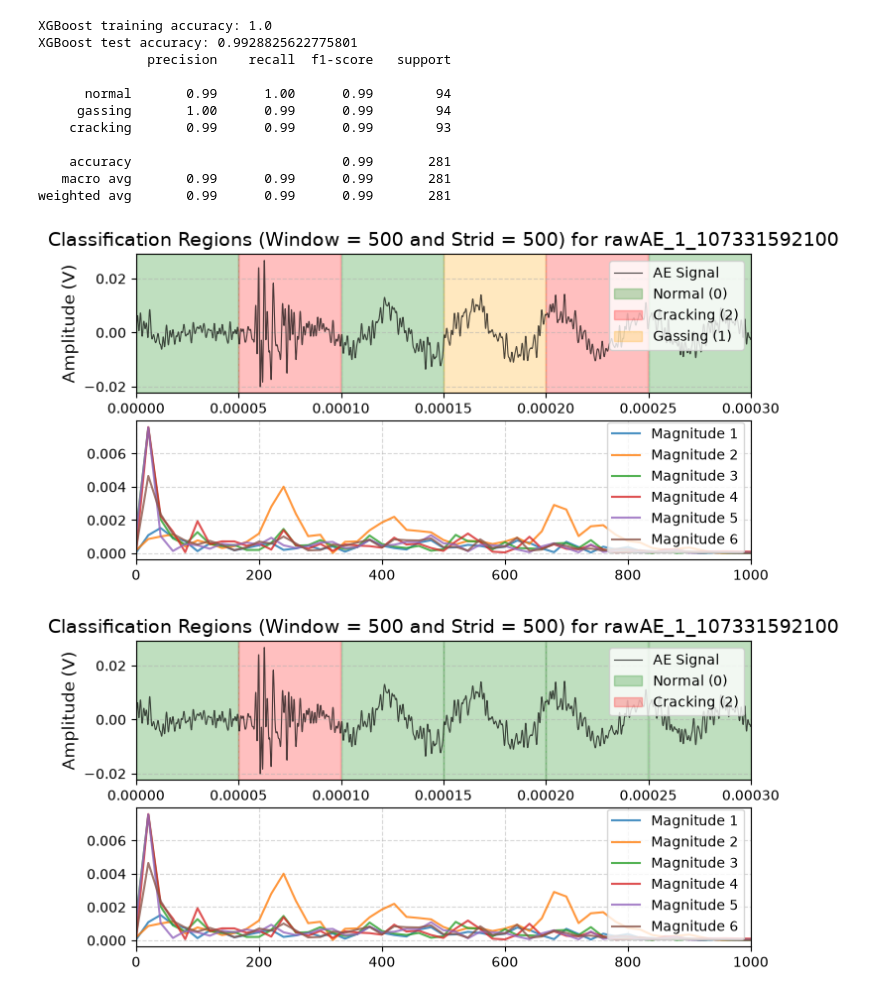
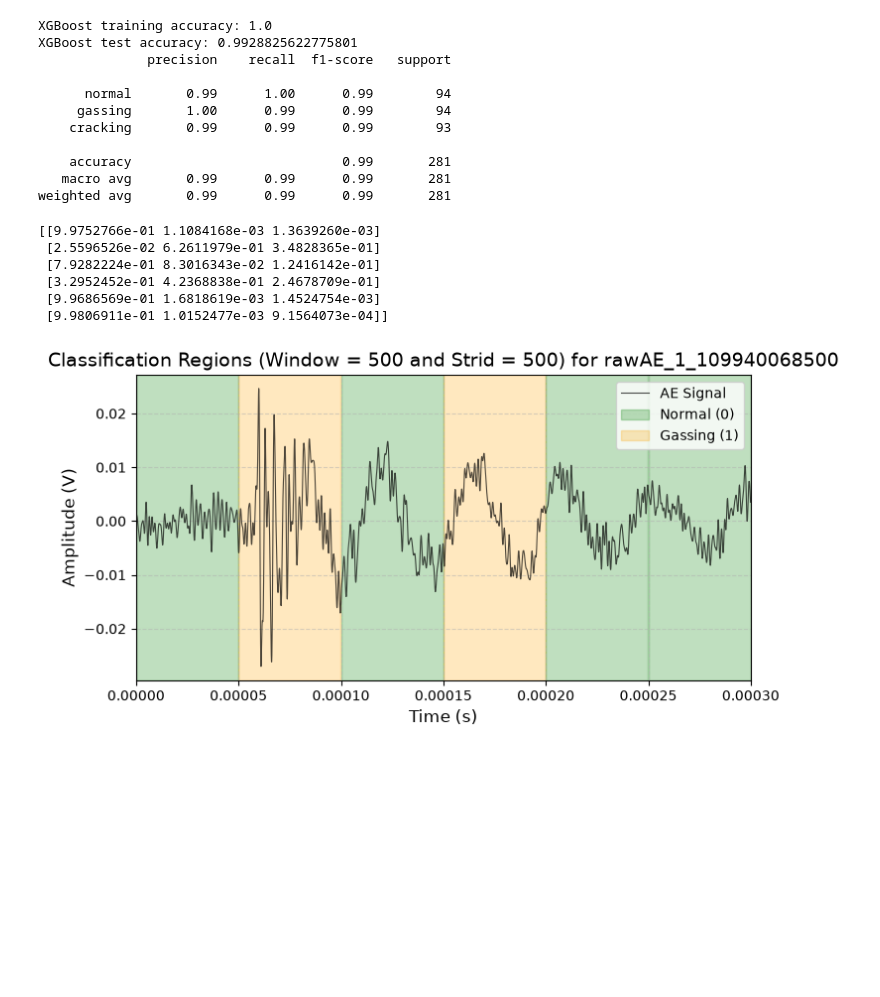
Before and after one commit to ywkim09/Battery_Diagnosis_Using_AE, a Jupyter notebook: data_analysis_fourier.ipynb, the cells around one changed output. Saved outputs shown, nothing was run; the diff lists cells and outputs as text; code cells hidden in the pictures; blank space fills up the shorter version.

```diff
--- a/data_analysis_fourier.ipynb
+++ b/data_analysis_fourier.ipynb
@@ -366,0 +366,23 @@ np.float64(60.00000000000066)
+# %%
+magnitude_input_dict = {}
+
+if method == 'fft':
+    for k in magnitude_dict:
+        magnitude_input_dict[k] = magnitude_dict[k]
+else:
+    p90_array = []
+    for k in magnitude_dict:
+        if k != 'mixed':
+            image_arr = magnitude_dict[k][:, 0].mean(axis=0)
+            p90 = np.percentile(image_arr, 90)
+            p90_array.append(image_arr > p90)
+
+    for k in magnitude_dict:
+        if k != 'mixed' and k != 'normal':
+            image_arr = magnitude_dict[k][:, 1].mean(axis=0)
+            p90 = np.percentile(image_arr, 90)
+            p90_array.append(image_arr > p90)
+
+    p90_point = np.array(p90_array).any(axis=0)
+    for k in magnitude_dict:
+        magnitude_input_dict[k] = magnitude_dict[k][:, :, p90_point]
@@ -368,8 +426,8 @@ np.float64(60.00000000000066)
 confirmed_classes = [key for key in signal_data if key.split('_')[0] != 'mixed' and key.split('_')[-1] != 'decay']
 # confirmed_classes = [key for key in signal_data if key.split('_')[0] != 'mixed' ] #여기변경
 print(confirmed_classes)
-X = np.vstack([magnitude_dict[key] for key in confirmed_classes])
-y = np.array([i for i, key in enumerate(confirmed_classes) for _ in range(len(magnitude_dict[key]))])
+X = np.vstack([magnitude_input_dict[key][:,0,:] for key in confirmed_classes])
+y = np.array([i for i, key in enumerate(confirmed_classes) for _ in range(len(magnitude_input_dict[key]))])
 # %% [output]
 ['normal', 'gassing', 'cracking']
 # %%
@@ -455,7 +692,7 @@ Source files present in both splits: 145
 xgb_model = XGBClassifier(
     objective="multi:softprob",
     num_class=len(np.unique(y_train)),
-    n_estimators=300,
+    n_estimators=150,
     max_depth=4,
     learning_rate=0.05,
     subsample=0.8,
@@ -515,12 +736,13 @@ model_lst = ["GaussNB", "XGBoost"]
 for m in model_lst:
     result_dict[m] = {}
     prob_dict[m] = {}
-for key in magnitude_input:
+for i, magnitude_array in enumerate(magnitude_input_dict['mixed']):
+    key = keys_dict['mixed'][i]
     for m in model_lst:
         result_dict[m][key] = []
         prob_dict[m][key] = []
 
-    for spectrum in magnitude_input[key]:
+    for spectrum in magnitude_array:
         prob = model.predict_proba(np.array(spectrum).reshape(1, -1))[0]
         result_dict['GaussNB'][key].append(prob)
         prob_dict['GaussNB'][key].append(prob)
@@ -572,9 +793,14 @@ def plot_classification_regions(key, magnitude_input, result_dict, cluster_data,
 # %%
-key = list(magnitude_input.keys())[5]
+k =  keys_dict['mixed'][9]
 m = 'GaussNB'
-plot_classification_regions(key, magnitude_input, result_dict['GaussNB'][key], cluster_data, N)
+plot_classification_regions(k, m, result_dict['GaussNB'][k], cluster_data["mixed"][k], N)
 m = 'XGBoost'
-plot_classification_regions(key, magnitude_input, result_dict['XGBoost'][key], cluster_data, N)
+plot_classification_regions(k, m, result_dict['XGBoost'][k], cluster_data["mixed"][k], N)
 # %% [output]
+[[9.9752766e-01 1.1084168e-03 1.3639260e-03]
+ [2.5596526e-02 6.2611979e-01 3.4828365e-01]
+ [7.9282224e-01 8.3016343e-02 1.2416142e-01]
+ [3.2952452e-01 4.2368838e-01 2.4678709e-01]
+ [9.9686569e-01 1.6818619e-03 1.4524754e-03]
+ [9.9806911e-01 1.0152477e-03 9.1564073e-04]]
-[figure, old version]
+[figure, new version]
-[figure, removed]
```
Also changed, not shown: parts of 40 cells of this notebook, 8 other files.
